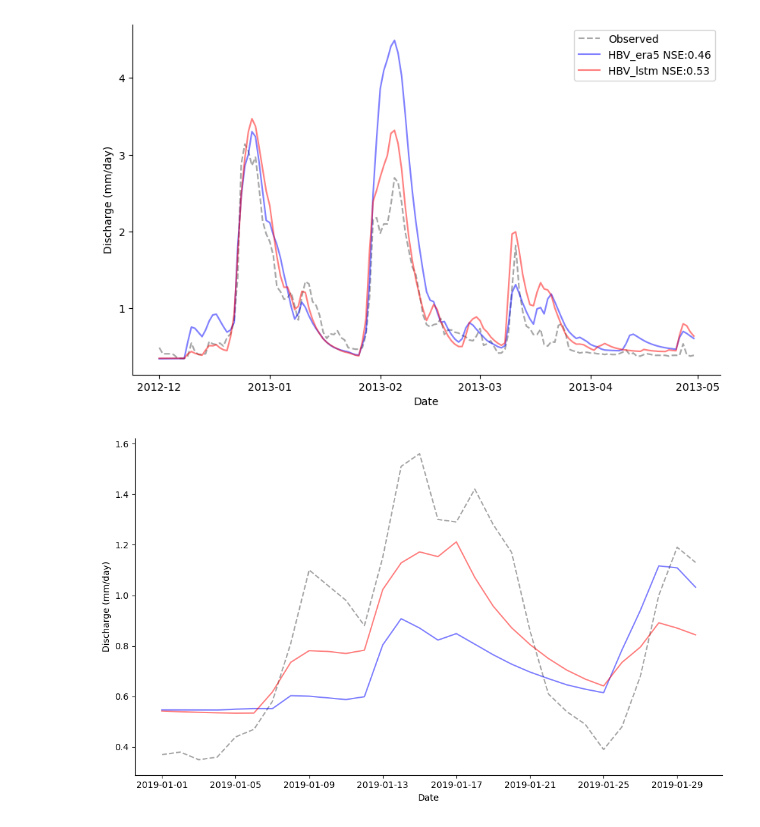
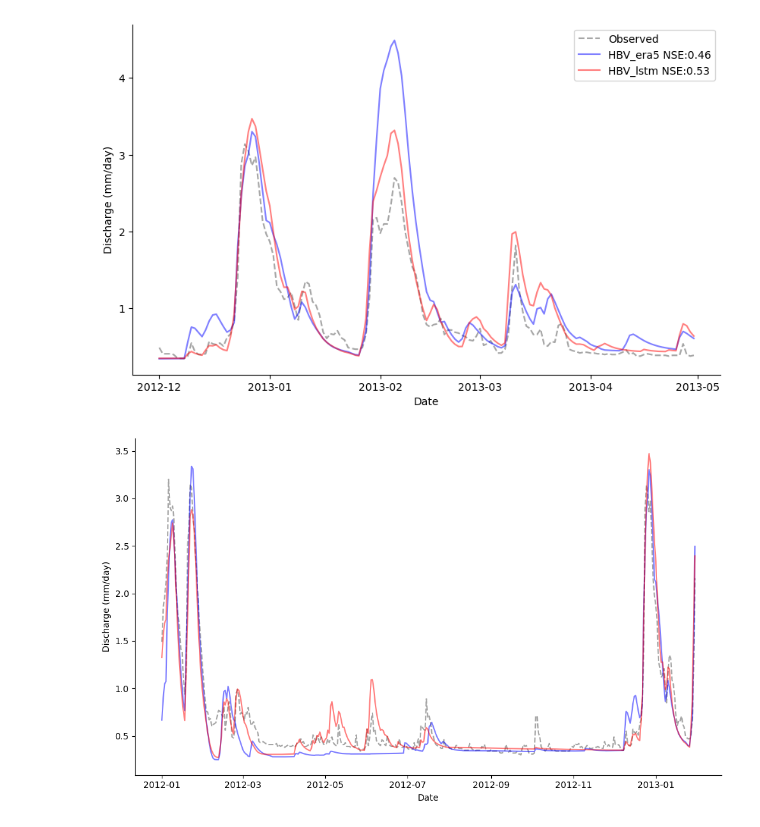
Before and after one commit to Ash-Manoj/Hy2DL_Caravan, a Jupyter notebook: Hy2DL/results/conceptual_models_CARAVAN/analysis_plots.ipynb, the cells around one changed output. Drawn from its saved outputs; the diff is of its cells as text; code cells hidden in the pictures.

```diff
--- a/Hy2DL/results/conceptual_models_CARAVAN/analysis_plots.ipynb
+++ b/Hy2DL/results/conceptual_models_CARAVAN/analysis_plots.ipynb
@@ -209,39 +209,39 @@ plt.show()
 [figure]
 # %%
 # Set the custom date range
-start_date = '2019-01-01'
-end_date = '2019-01-30'
+start_date = '2012-01-01'
+end_date = '2013-01-30'
 
 # Convert the 'date' columns to datetime format (if not already done)
 hbv_era5['date'] = pd.to_datetime(hbv_era5['date'])
 hbv_lstm['date'] = pd.to_datetime(hbv_lstm['date'])
 
 # Filter data based on the custom date range
 hbv_era5_filtered = hbv_era5[(hbv_era5['date'] >= start_date) & (hbv_era5['date'] <= end_date)]
 hbv_lstm_filtered = hbv_lstm[(hbv_lstm['date'] >= start_date) & (hbv_lstm['date'] <= end_date)]
 
 # Plotting
 plt.figure(figsize=(10, 6))
 
 # Plot q_obs for HBV_era5
 plt.plot(hbv_era5_filtered['date'], hbv_era5_filtered['q_obs'], label='Observed', color='grey', linestyle='dashed', alpha=0.7)
 
 # Plot q_sim for HBV_era5
 plt.plot(hbv_era5_filtered['date'], hbv_era5_filtered['q_sim'], label='HBV_era5', color='blue', alpha=0.5)
 
 # Plot q_sim for HBV_lstm
 plt.plot(hbv_lstm_filtered['date'], hbv_lstm_filtered['q_sim'], label='HBV_lstm', color='red', alpha=0.5)
 
 # Customize the plot
 plt.xlabel('Date')
 plt.ylabel('Discharge (mm/day)')
 
 plt.tight_layout()
 # Remove the top and right spines (the box)
 plt.gca().spines['top'].set_visible(False)
 plt.gca().spines['right'].set_visible(False)
 
 # Show the plot
 plt.show()
 # %% [output]
-[figure, old version]
+[figure, new version]
```
Also changed, not shown: parts of 2 cells of this notebook, 3 other files.
